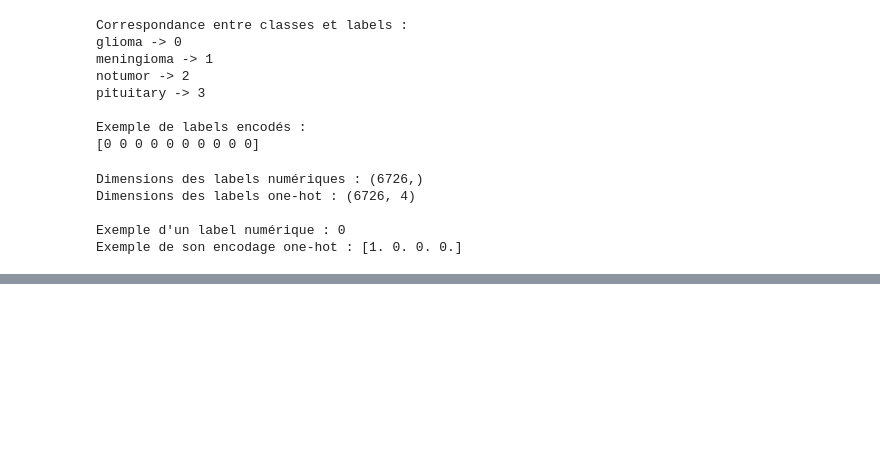
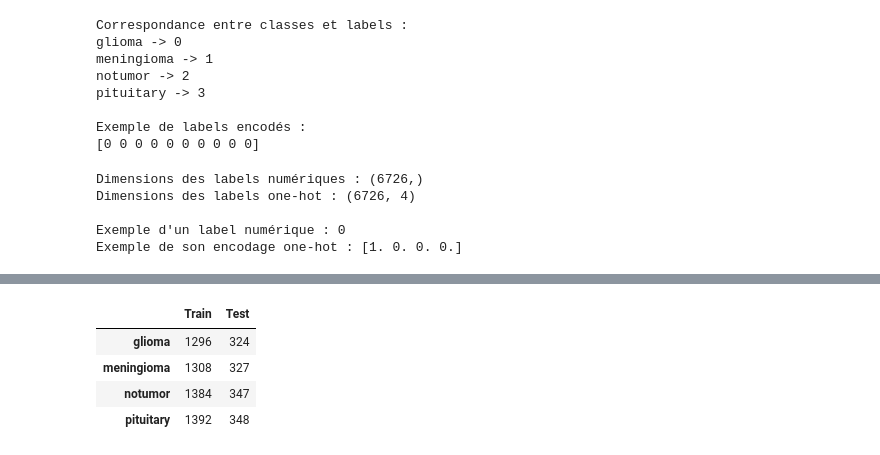
Before and after one commit to SaadiaAjbbar/BrainScan, a Jupyter notebook: notebooks/01_preprocessing.ipynb, the cells around one changed output, grey strips where cells are left out. Cells and saved outputs as stored; diff of their text form; code cells hidden in the pictures; blank space fills up the shorter version.

```diff
--- a/notebooks/01_preprocessing.ipynb
+++ b/notebooks/01_preprocessing.ipynb
@@ -331,7 +331,7 @@ Exemple de son encodage one-hot : [1. 0. 0. 0.]
 X_train, X_test, y_train, y_test,paths_train ,paths_test=train_test_split(
    X,
    y_encoded,
-   path,
+   paths,
    test_size=0.20,
    random_state=RANDOM_STATE,
    stratify=y_encoded
@@ -348,0 +357,23 @@ print("Nombre d'images de test :", len(X_test))
+# %%
+# Calculer la repartition des classes dans train et test
+train_counts=pd.Series(
+    label_encoder.inverse_transform(y_train)
+).value_counts().reindex(CLASSES,fill_value=0)
+
+test_counts=pd.Series(
+    label_encoder.inverse_transform(y_test)
+).value_counts().reindex(CLASSES,fill_value=0)
+
+split_comparison=pd.DataFrame({
+    "Train":train_counts,
+    "Test":test_counts
+}
+)
+
+display(split_comparison)
+# %% [output]
+|  | Train | Test |
+| glioma | 1296 | 324 |
+| meningioma | 1308 | 327 |
+| notumor | 1384 | 347 |
+| pituitary | 1392 | 348 |
```
Also changed, not shown: parts of 3 cells of this notebook.
